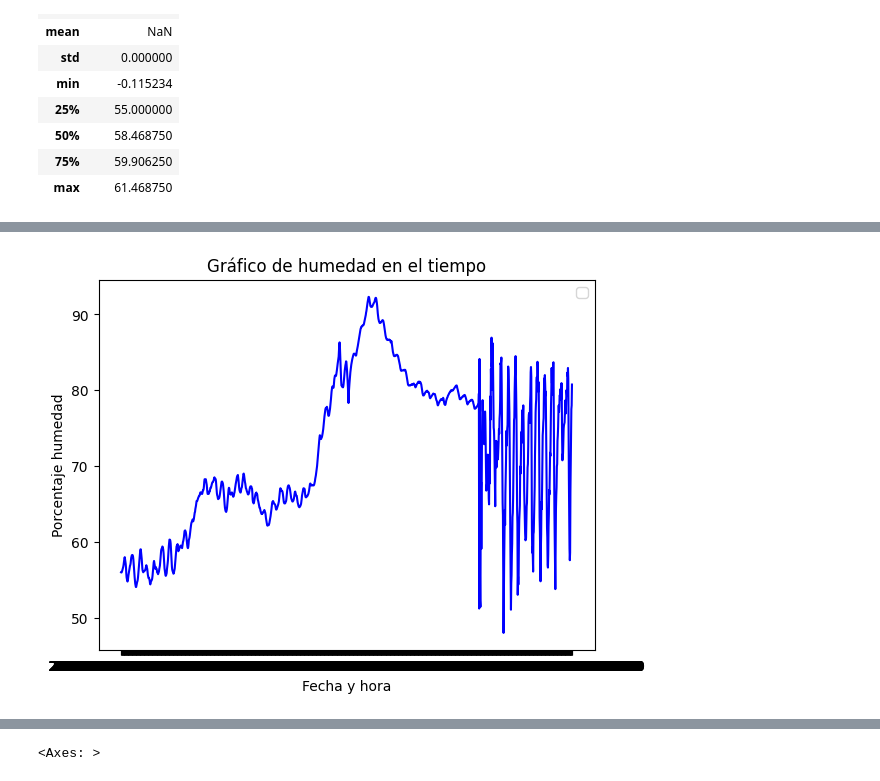
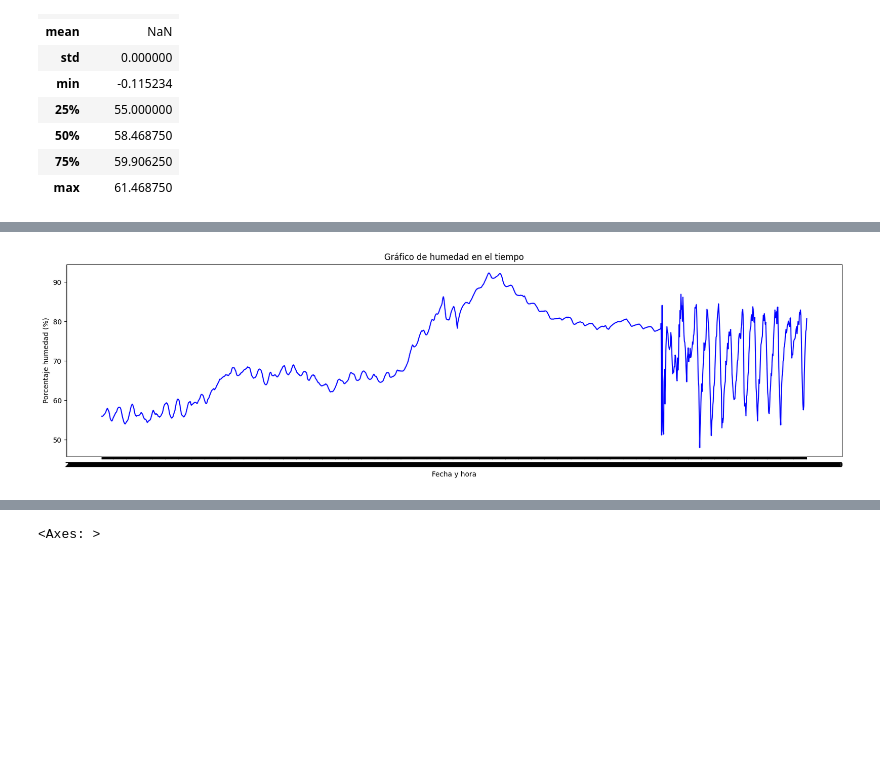
Before and after one commit to Cordero27/Minor-Machine-Learning, a Jupyter notebook: Analisis Dataset Memoria.ipynb, the cells around one changed output, grey strips where cells are left out. Drawn from its saved outputs; the diff is of its cells as text; code cells hidden in the pictures; blank space fills up the shorter version.

```diff
--- a/Analisis Dataset Memoria.ipynb
+++ b/Analisis Dataset Memoria.ipynb
@@ -276,17 +283,16 @@ weight.describe()
 | 75% | 59.906250 |
 | max | 61.468750 |
 # %%
-# Crear una figura y un eje
-fig, ax = plt.subplots()
+fig = plt.figure(figsize=(8, 4))
 
-# Dibujar las líneas y cambiar sus colores
-ax.plot(flow['timestamp'], flow['flow'], color='green')
+# Dibujar la línea
+line, = plt.plot(flow['timestamp'], flow['flow'], color='green')
+
+# Configurar el tamaño del gráfico utilizando la instancia de Line2D
+line.axes.figure.set_size_inches(20, 5)
+
 # Configurar las etiquetas y el título
-ax.set_xlabel('Fecha y hora')
-ax.set_ylabel('Cantidad abejas')
-ax.set_title('Gráfico de flujo en el tiempo')
-ax.legend()
-
-# Mostrar el gráfico
-plt.show()
+plt.xlabel('Fecha y hora')
+plt.ylabel('Cantidad abejas')
+plt.title('Gráfico de flujo en el tiempo')
 # %% [output]
@@ -295,15 +301,14 @@ WARNING:matplotlib.legend:No artists with labels found to put in legend.  Note t
 # %%
-# Crear una figura y un eje
-fig, ax = plt.subplots()
+fig = plt.figure(figsize=(8, 4))
 
-# Dibujar las líneas y cambiar sus colores
-ax.plot(humidity['timestamp'], humidity['humidity'], color='blue')
+# Dibujar la línea
+line, = plt.plot(humidity['timestamp'], humidity['humidity'], color='blue')
+
+# Configurar el tamaño del gráfico utilizando la instancia de Line2D
+line.axes.figure.set_size_inches(20, 5)
+
 # Configurar las etiquetas y el título
-ax.set_xlabel('Fecha y hora')
-ax.set_ylabel('Porcentaje humedad')
-ax.set_title('Gráfico de humedad en el tiempo')
-ax.legend()
-
-# Mostrar el gráfico
-plt.show()
+plt.xlabel('Fecha y hora')
+plt.ylabel('Porcentaje humedad (%)')
+plt.title('Gráfico de humedad en el tiempo')
 # %% [output]
@@ -311,2 +316,2 @@ WARNING:matplotlib.legend:No artists with labels found to put in legend.  Note t
-[figure, old version]
+[figure, new version]
 # %%
```
Also changed, not shown: parts of 9 cells of this notebook.
